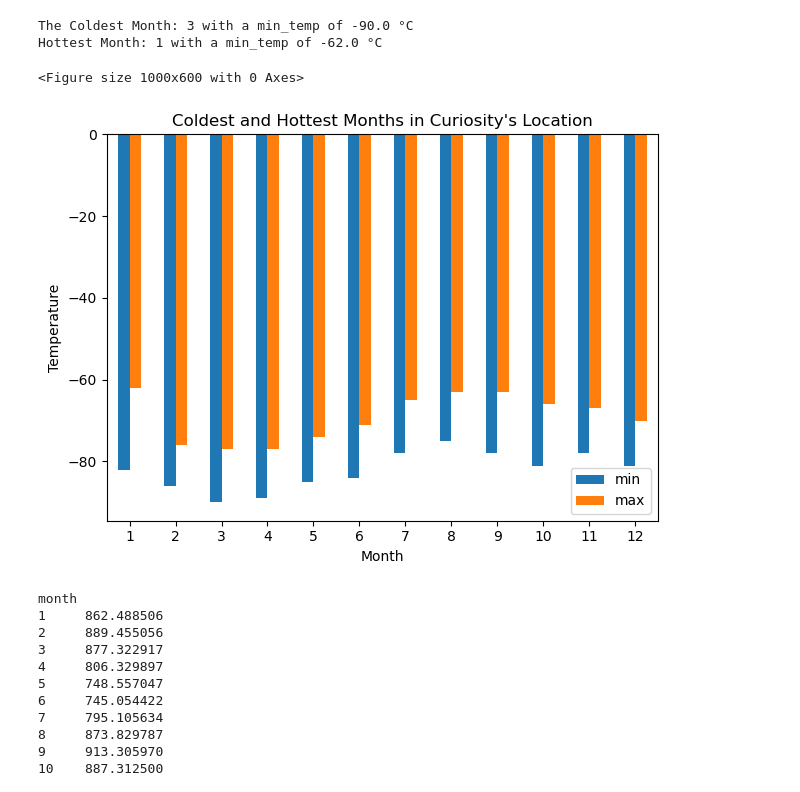
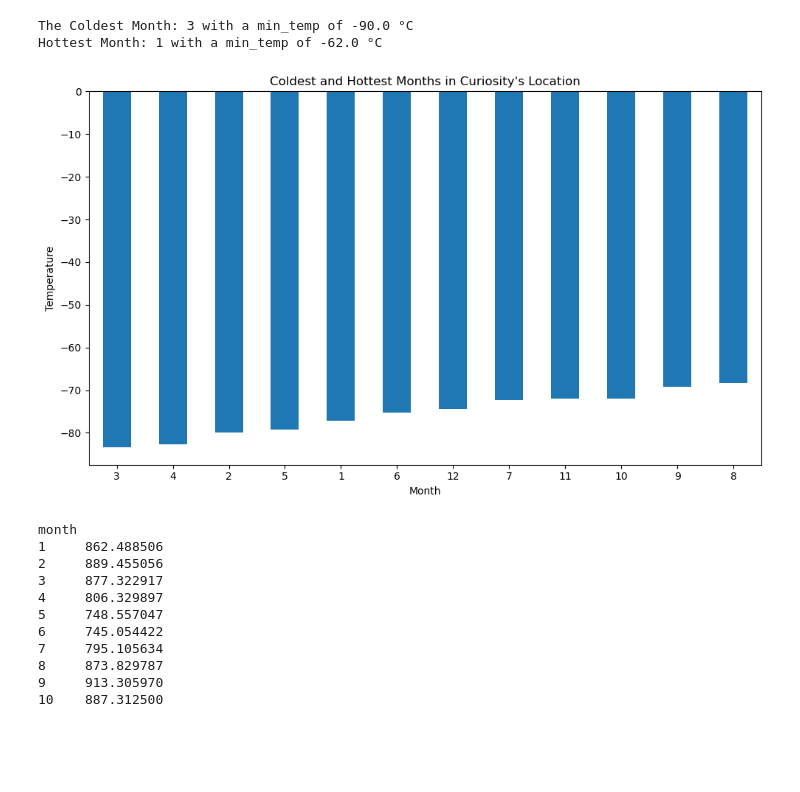
Before and after one commit to mairasyed/Web_scraping_and_data_analysis, a Jupyter notebook: part_2_mars_weather.ipynb, the cells around one changed output. Saved outputs shown, nothing was run; the diff lists cells and outputs as text; code cells hidden in the pictures; blank space fills up the shorter version.

```diff
--- a/part_2_mars_weather.ipynb
+++ b/part_2_mars_weather.ipynb
@@ -272,30 +272,27 @@ print(f'Hottest Month: {hottest_month["month"]} with a min_temp of {hottest_mont
 The Coldest Month: 3 with a min_temp of -90.0 °C
 Hottest Month: 1 with a min_temp of -62.0 °C
 # %%
-# Identify the coldest and hottest months in Curiosity's location
-coldest_hottest_months = mars_temp_df.groupby("month")["min_temp"].agg([min, max])
-
+# Plot the coldest and hottest months in Curiosity's location
 
 # Create a bar plot
 plt.figure(figsize=(10, 6))
-coldest_hottest_months.plot.bar()
+average_low_temperature_by_month.sort_values().plot.bar()
 
 
 # Set labels and title
 plt.xlabel('Month')
 plt.ylabel('Temperature')
 plt.title("Coldest and Hottest Months in Curiosity's Location")
 
 # Rotate x-axis labels for better readability
 plt.xticks(rotation=0)
 
 
 # Show the plot
 plt.tight_layout()
 plt.show()
 # %% [output]
-<Figure size 1000x600 with 0 Axes>
-[figure, old version]
+[figure, new version]
 # %%
 # 4. Average pressure by Martian month
 
```
Also changed, not shown: parts of 1 cell of this notebook, 29 other files.
